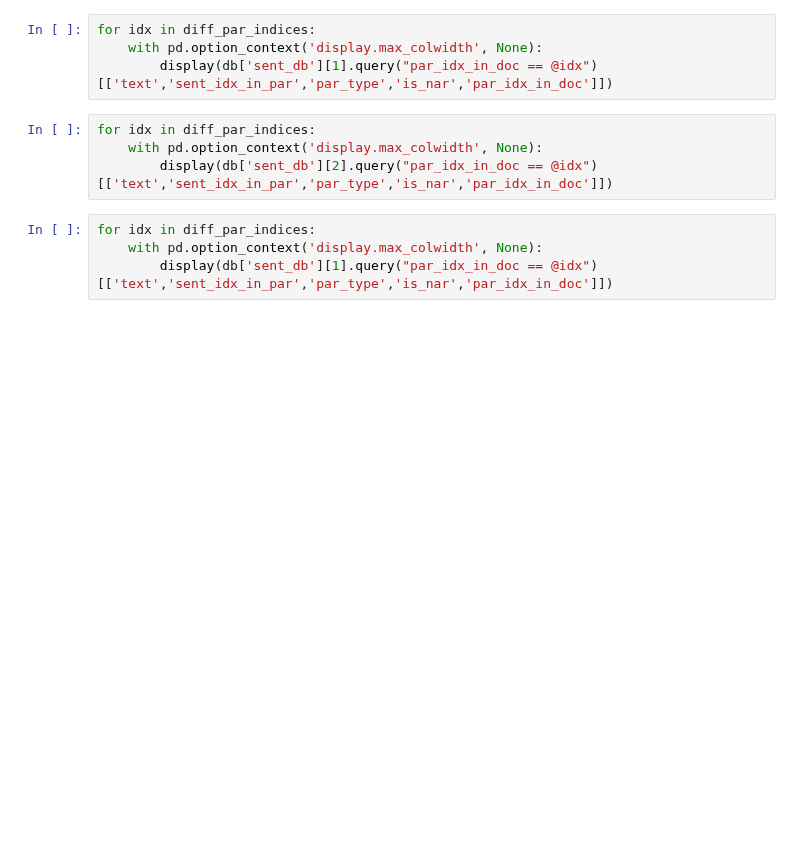
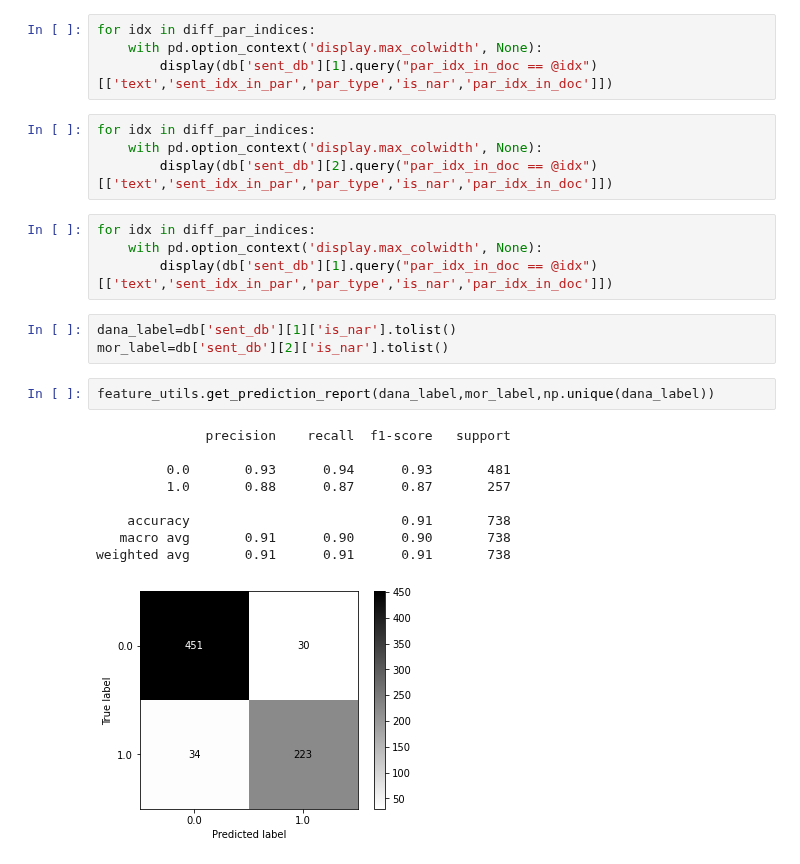
Before and after one commit to Sofy34/personal_strudy, a Jupyter notebook: thesis/13_agreement.ipynb, the cells around one changed output. Saved outputs shown, nothing was run; the diff lists cells and outputs as text; blank space fills up the shorter version.

```diff
--- a/thesis/13_agreement.ipynb
+++ b/thesis/13_agreement.ipynb
@@ -123,3 +179,18 @@ for idx in diff_par_indices:
 for idx in diff_par_indices:
     with pd.option_context('display.max_colwidth', None):
         display(db['sent_db'][1].query("par_idx_in_doc == @idx")[['text','sent_idx_in_par','par_type','is_nar','par_idx_in_doc']])
+# %%
+dana_label=db['sent_db'][1]['is_nar'].tolist()
+mor_label=db['sent_db'][2]['is_nar'].tolist()
+# %%
+feature_utils.get_prediction_report(dana_label,mor_label,np.unique(dana_label))
+# %% [output]
+              precision    recall  f1-score   support
+
+         0.0       0.93      0.94      0.93       481
+         1.0       0.88      0.87      0.87       257
+
+    accuracy                           0.91       738
+   macro avg       0.91      0.90      0.90       738
+weighted avg       0.91      0.91      0.91       738
+[figure, added]
```
Also changed, not shown: parts of 25 cells of this notebook, 1 other file.
